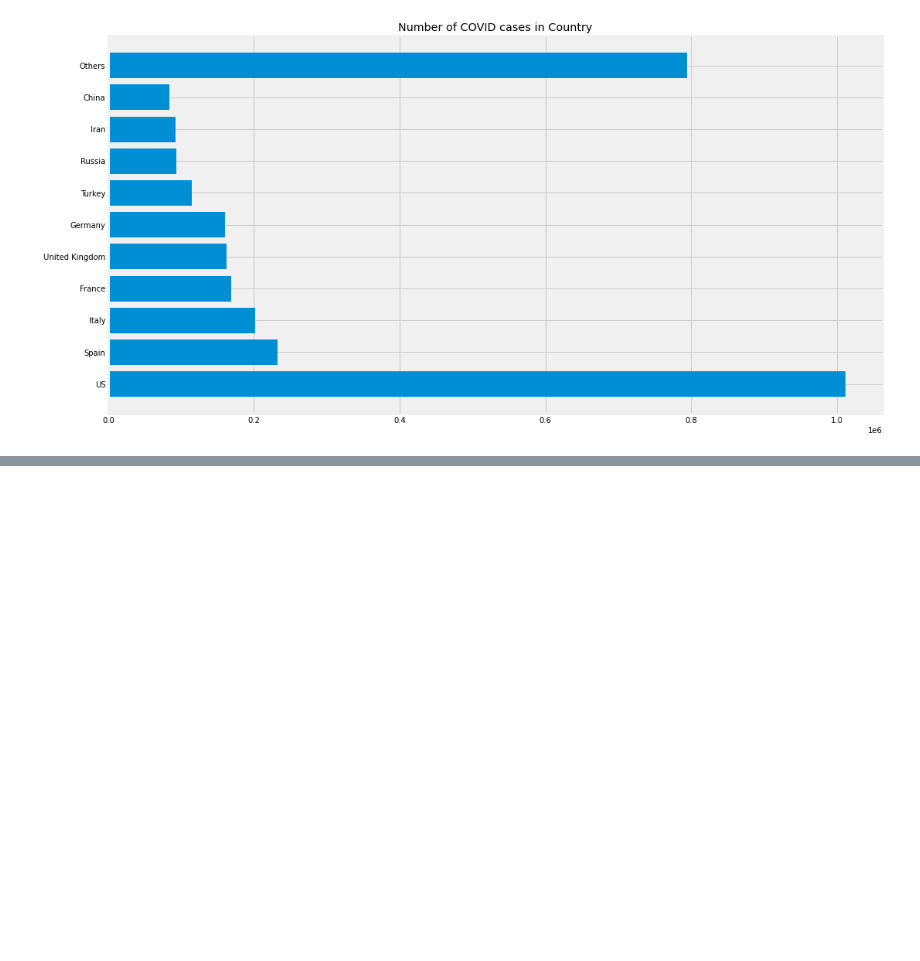
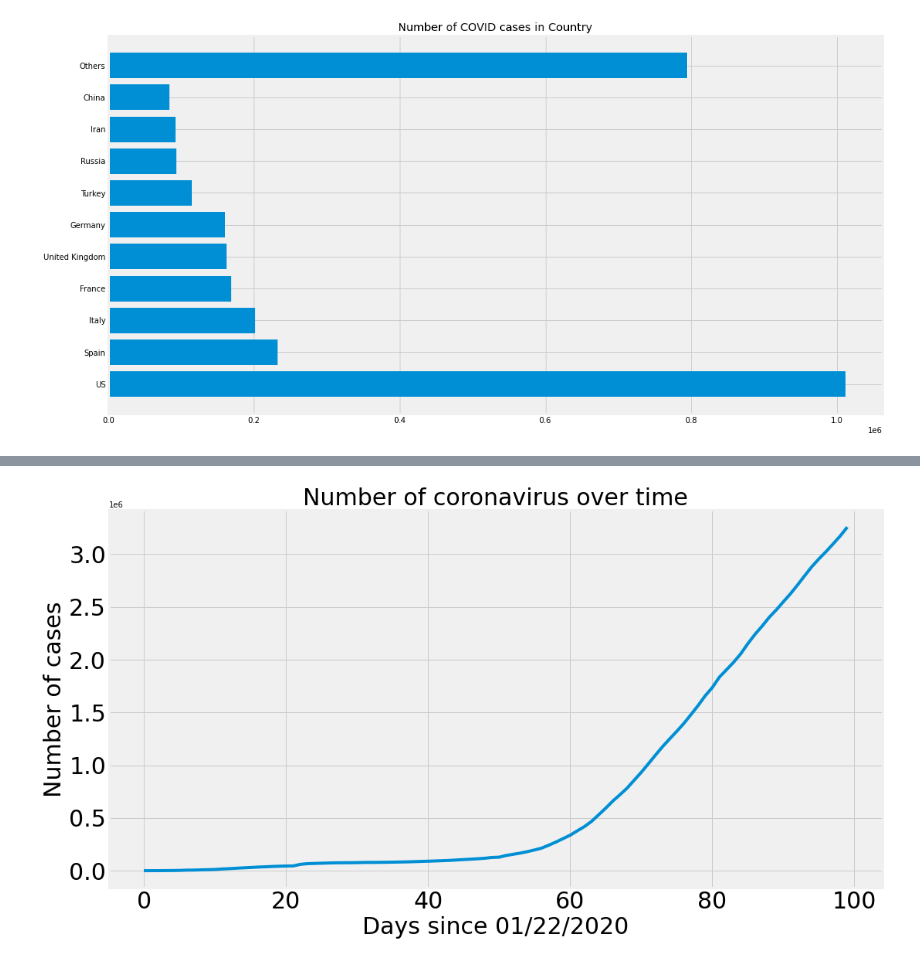
Before and after one commit to ravikanth29/Machine-Learning---Python, a Jupyter notebook: COVID-19 Analysis.ipynb, the cells around one changed output, grey strips where cells are left out. Saved outputs shown, nothing was run; the diff lists cells and outputs as text; code cells hidden in the pictures; blank space fills up the shorter version.

```diff
--- a/COVID-19 Analysis.ipynb
+++ b/COVID-19 Analysis.ipynb
@@ -549,0 +543,4 @@ plot_bar_graph(visual_unique_countries, visual_confirmed_cases, 'Number of COVID
+# %%
+days_in_future = 20
+future_forecast = np.array([i for i in range(len(dates)+days_in_future)]).reshape(-1,1)
+adjust_dates = future_forecast[:-20]
@@ -549,0 +635,12 @@ plot_bar_graph(visual_unique_countries, visual_confirmed_cases, 'Number of COVID
+# %%
+adjust_dates = adjust_dates.reshape(1, -1)[0]
+plt.figure(figsize=(16,9))
+plt.plot(adjust_dates, world_cases)
+plt.title('Number of coronavirus over time', size=30)
+plt.xlabel('Days since 01/22/2020', size = 30)
+plt.ylabel('Number of cases', size = 30)
+plt.xticks(size = 30)
+plt.yticks(size = 30)
+plt.show()
+# %% [output]
+[figure, added]
```
Also changed, not shown: parts of 39 cells of this notebook.
